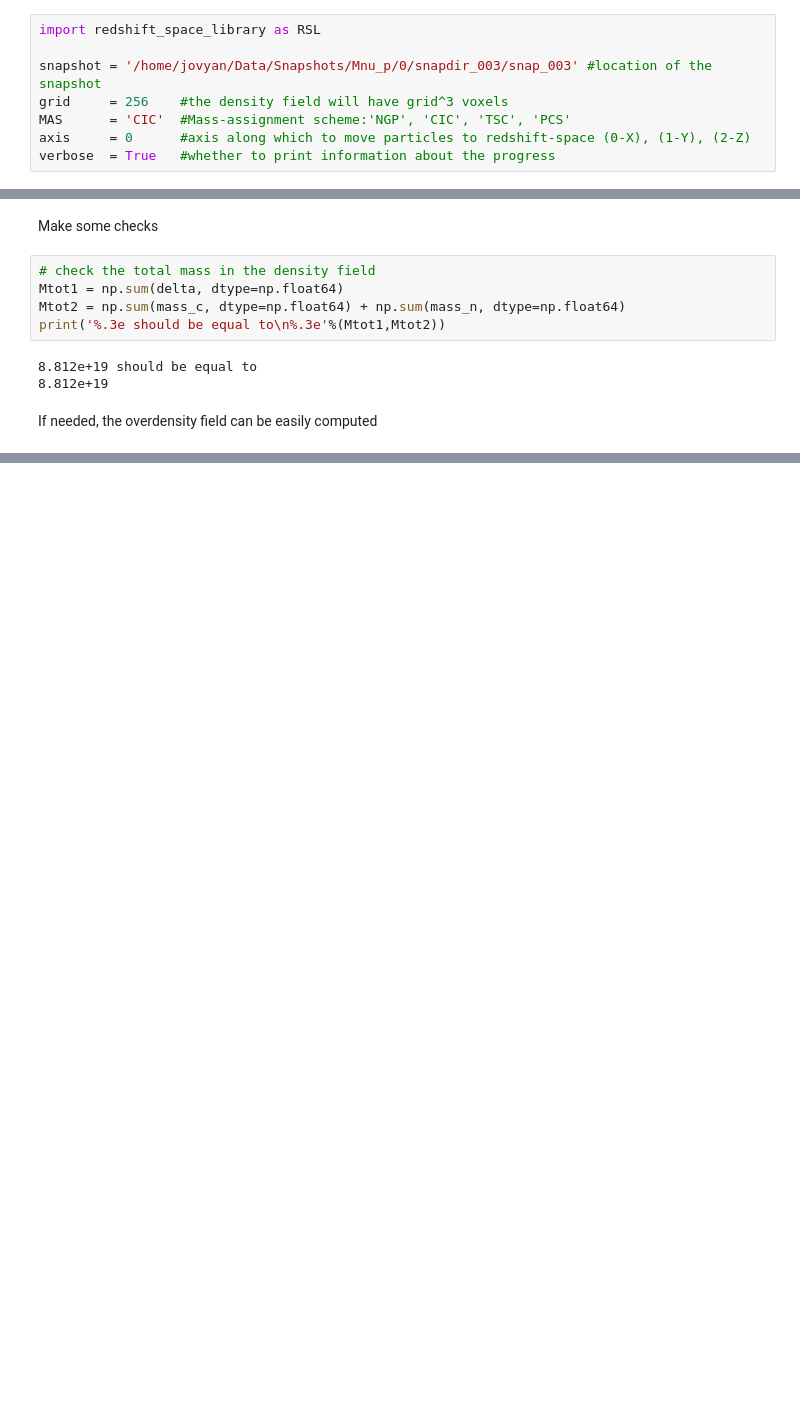
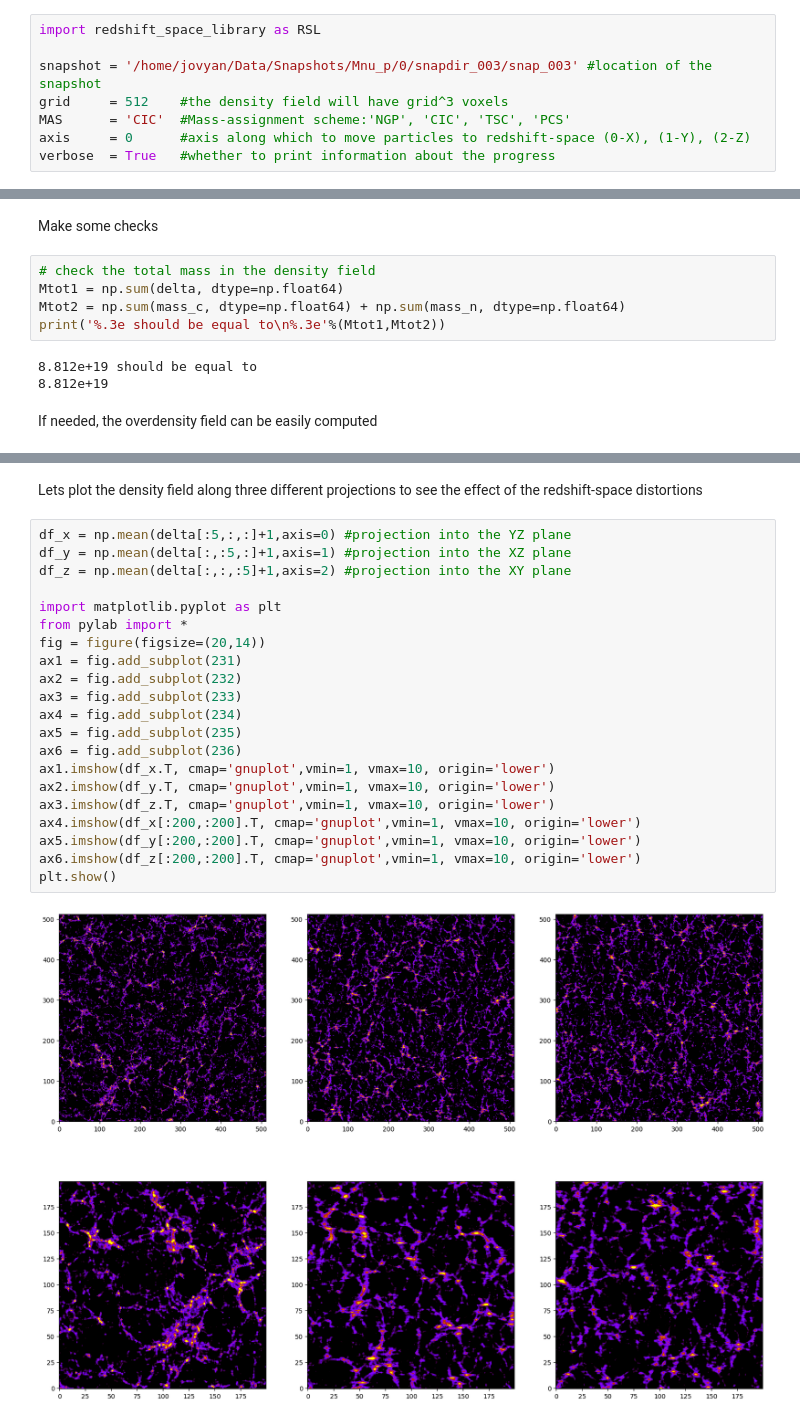
Before and after one commit to franciscovillaescusa/Quijote-simulations, a Jupyter notebook: docs/source/Examples/Density_fields.ipynb, the cells around one changed output, grey strips where cells are left out. Cells and saved outputs as stored; diff of their text form; blank space fills up the shorter version.

```diff
--- a/docs/source/Examples/Density_fields.ipynb
+++ b/docs/source/Examples/Density_fields.ipynb
@@ -94,7 +125,7 @@ Define the value of the parameters
 import redshift_space_library as RSL
 
 snapshot = '/home/jovyan/Data/Snapshots/Mnu_p/0/snapdir_003/snap_003' #location of the snapshot
-grid     = 256    #the density field will have grid^3 voxels
+grid     = 512    #the density field will have grid^3 voxels
 MAS      = 'CIC'  #Mass-assignment scheme:'NGP', 'CIC', 'TSC', 'PCS'
 axis     = 0      #axis along which to move particles to redshift-space (0-X), (1-Y), (2-Z)
 verbose  = True   #whether to print information about the progress
@@ -190 +221,26 @@ print('<delta> = %.3f'%np.mean(delta))
 <delta> = 0.000
+# %% [markdown]
+Lets plot the density field along three different projections to see the effect of the redshift-space distortions
+# %%
+df_x = np.mean(delta[:5,:,:]+1,axis=0) #projection into the YZ plane
+df_y = np.mean(delta[:,:5,:]+1,axis=1) #projection into the XZ plane
+df_z = np.mean(delta[:,:,:5]+1,axis=2) #projection into the XY plane
+
+import matplotlib.pyplot as plt
+from pylab import *
+fig = figure(figsize=(20,14))
+ax1 = fig.add_subplot(231)
+ax2 = fig.add_subplot(232)
+ax3 = fig.add_subplot(233)
+ax4 = fig.add_subplot(234)
+ax5 = fig.add_subplot(235)
+ax6 = fig.add_subplot(236)
+ax1.imshow(df_x.T, cmap='gnuplot',vmin=1, vmax=10, origin='lower')
+ax2.imshow(df_y.T, cmap='gnuplot',vmin=1, vmax=10, origin='lower')
+ax3.imshow(df_z.T, cmap='gnuplot',vmin=1, vmax=10, origin='lower')
+ax4.imshow(df_x[:200,:200].T, cmap='gnuplot',vmin=1, vmax=10, origin='lower')
+ax5.imshow(df_y[:200,:200].T, cmap='gnuplot',vmin=1, vmax=10, origin='lower')
+ax6.imshow(df_z[:200,:200].T, cmap='gnuplot',vmin=1, vmax=10, origin='lower')
+plt.show()
+# %% [output]
+[figure, added]
```
Also changed, not shown: parts of 6 cells of this notebook.
